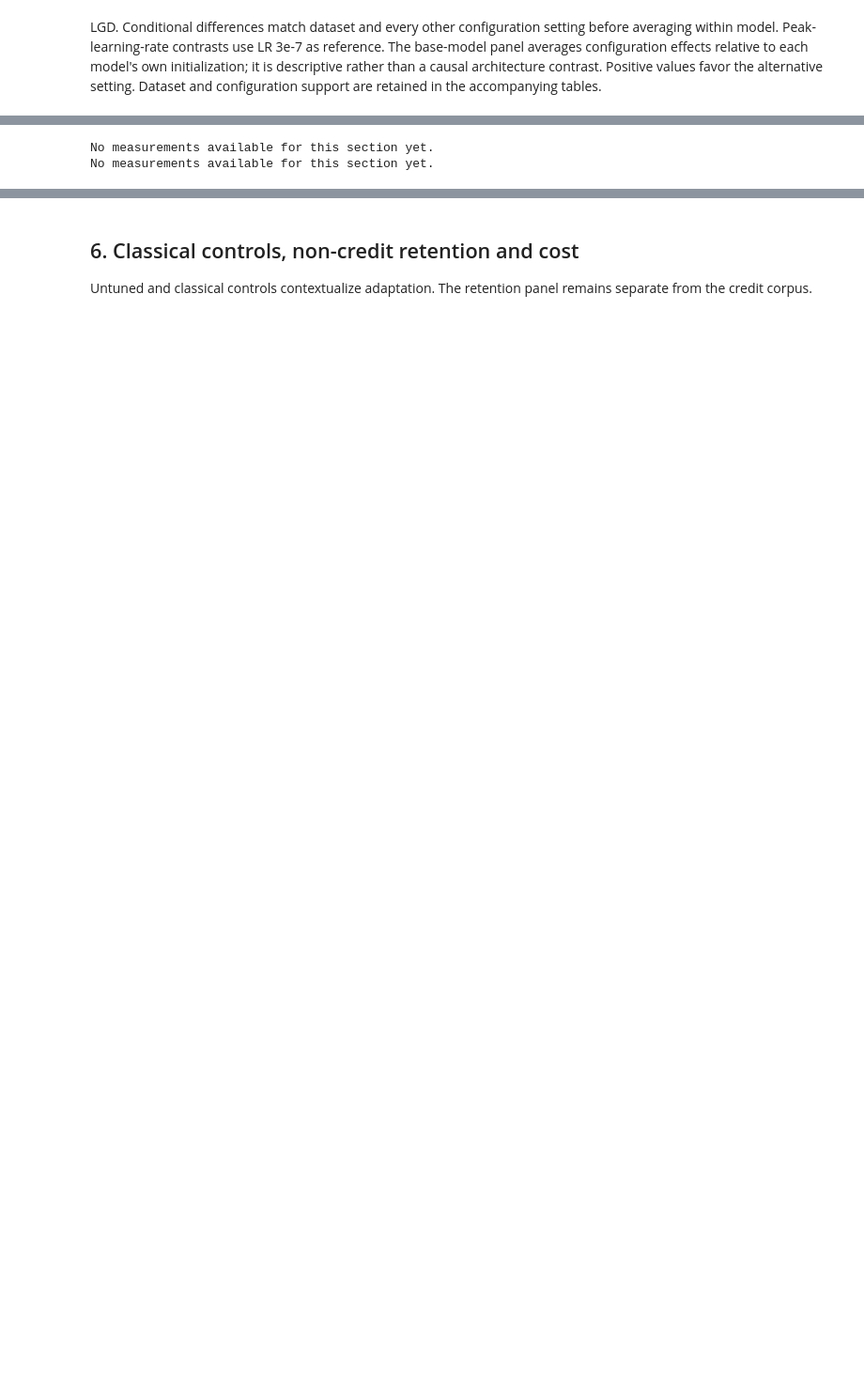
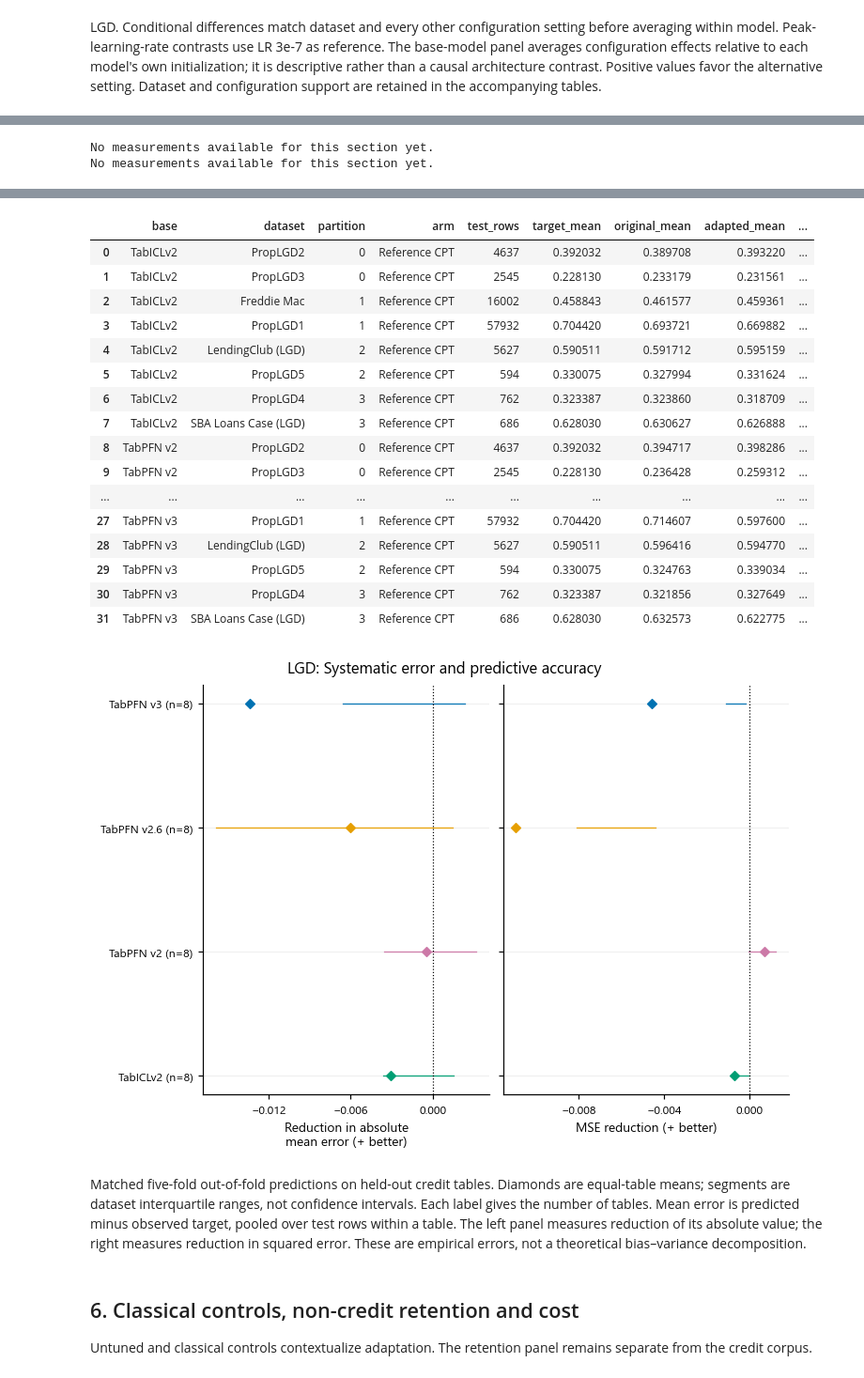
Before and after one commit to andreasgoethals/CreditPFN, a Jupyter notebook: notebooks/experiment1/04_results_lgd.ipynb, the cells around one changed output, grey strips where cells are left out. Shown at 94% size. Cells and saved outputs as stored; diff of their text form; code cells hidden in the pictures; blank space fills up the shorter version.

```diff
--- a/notebooks/experiment1/04_results_lgd.ipynb
+++ b/notebooks/experiment1/04_results_lgd.ipynb
@@ -22,7 +24,8 @@ sink = FigureSaver('experiment1/04_results_lgd')
 report = cp.NotebookReport('Experiment 1: LGD outcomes and evaluation', sink=sink)
 TRACK = 'lgd'
 print(source_description())
-report.add('0. Evidence and scope', source_description())
+report.add('0. Evidence and scope', source_description() + '\n' + 'Does stronger credit-domain adaptation improve transfer to excluded credit tables, and what does it preserve or lose on the non-credit panel? The grid is descriptive; the highest test score is not a selected deployment result.')
 
 from src.visualize import dashboards as db
+from src.visualize import prediction_diagnostics as pred
 # %% [output]
@@ -131,7 +136,11 @@ Secondary metrics assess complementary properties. Calibration and F1 thresholds
 cp.show(sink, pub.plot_metric_profile(run), track=run.track)
 cp.show(sink, dg.plot_reliability(run), track=run.track)
 cp.show(sink, pub.plot_thresholds(run), track=run.track)
-report.add('5. Probability quality, calibration and thresholds', 'Brier score combines discrimination and calibration; ECE depends on its bins. Regression calibration requires stored predictive distributions rather than point errors.')
+prediction_values, prediction_coverage = pred.analyze(run, reference=True)
+report.table('Saved prediction coverage: fixed reference', prediction_coverage)
+report.table('Paired per-table prediction diagnostics: fixed reference', prediction_values)
+cp.show(sink, pred.plot_diagnostics(prediction_values, TRACK, coverage=prediction_coverage))
+report.add('5. Probability quality, calibration and thresholds', 'Brier score combines discrimination and calibration; ECE depends on its bins. Regression calibration requires stored predictive distributions rather than point errors.' + '\n' + pred.NOTE)
 # %% [output]
 [figure]
 LGD. Dataset-level RMSE changes for the predefined full-update recipe, LR 3e-7 and L2-SP 0.003, relative to each model's untuned weights. Pairing occurs within outer folds and requires all five folds. Positive values indicate improvement; only RMSE is expressed as a fractional reduction.
@@ -144,3 +170,22 @@ No measurements available for this section yet.
+|  | base | dataset | partition | arm | test_rows | target_mean | original_mean | adapted_mean | ... |
+| 0 | TabICLv2 | PropLGD2 | 0 | Reference CPT | 4637 | 0.392032 | 0.389708 | 0.393220 | ... |
+| 1 | TabICLv2 | PropLGD3 | 0 | Reference CPT | 2545 | 0.228130 | 0.233179 | 0.231561 | ... |
+| 2 | TabICLv2 | Freddie Mac | 1 | Reference CPT | 16002 | 0.458843 | 0.461577 | 0.459361 | ... |
+| 3 | TabICLv2 | PropLGD1 | 1 | Reference CPT | 57932 | 0.704420 | 0.693721 | 0.669882 | ... |
+| 4 | TabICLv2 | LendingClub (LGD) | 2 | Reference CPT | 5627 | 0.590511 | 0.591712 | 0.595159 | ... |
+| 5 | TabICLv2 | PropLGD5 | 2 | Reference CPT | 594 | 0.330075 | 0.327994 | 0.331624 | ... |
+| 6 | TabICLv2 | PropLGD4 | 3 | Reference CPT | 762 | 0.323387 | 0.323860 | 0.318709 | ... |
+| 7 | TabICLv2 | SBA Loans Case (LGD) | 3 | Reference CPT | 686 | 0.628030 | 0.630627 | 0.626888 | ... |
+| 8 | TabPFN v2 | PropLGD2 | 0 | Reference CPT | 4637 | 0.392032 | 0.394717 | 0.398286 | ... |
+| 9 | TabPFN v2 | PropLGD3 | 0 | Reference CPT | 2545 | 0.228130 | 0.236428 | 0.259312 | ... |
+| ... | ... | ... | ... | ... | ... | ... | ... | ... | ... |
+| 27 | TabPFN v3 | PropLGD1 | 1 | Reference CPT | 57932 | 0.704420 | 0.714607 | 0.597600 | ... |
+| 28 | TabPFN v3 | LendingClub (LGD) | 2 | Reference CPT | 5627 | 0.590511 | 0.596416 | 0.594770 | ... |
+| 29 | TabPFN v3 | PropLGD5 | 2 | Reference CPT | 594 | 0.330075 | 0.324763 | 0.339034 | ... |
+| 30 | TabPFN v3 | PropLGD4 | 3 | Reference CPT | 762 | 0.323387 | 0.321856 | 0.327649 | ... |
+| 31 | TabPFN v3 | SBA Loans Case (LGD) | 3 | Reference CPT | 686 | 0.628030 | 0.632573 | 0.622775 | ... |
+[figure, added]
+Matched five-fold out-of-fold predictions on held-out credit tables. Diamonds are equal-table means; segments are dataset interquartile ranges, not confidence intervals. Each label gives the number of tables. Mean error is predicted minus observed target, pooled over test rows within a table. The left panel measures reduction of its absolute value; the right measures reduction in squared error. These are empirical errors, not a theoretical bias–variance decomposition.
 # %% [markdown]
 ## 6. Classical controls, non-credit retention and cost
 
```
Also changed, not shown: parts of 5 cells of this notebook, 28 other files.
